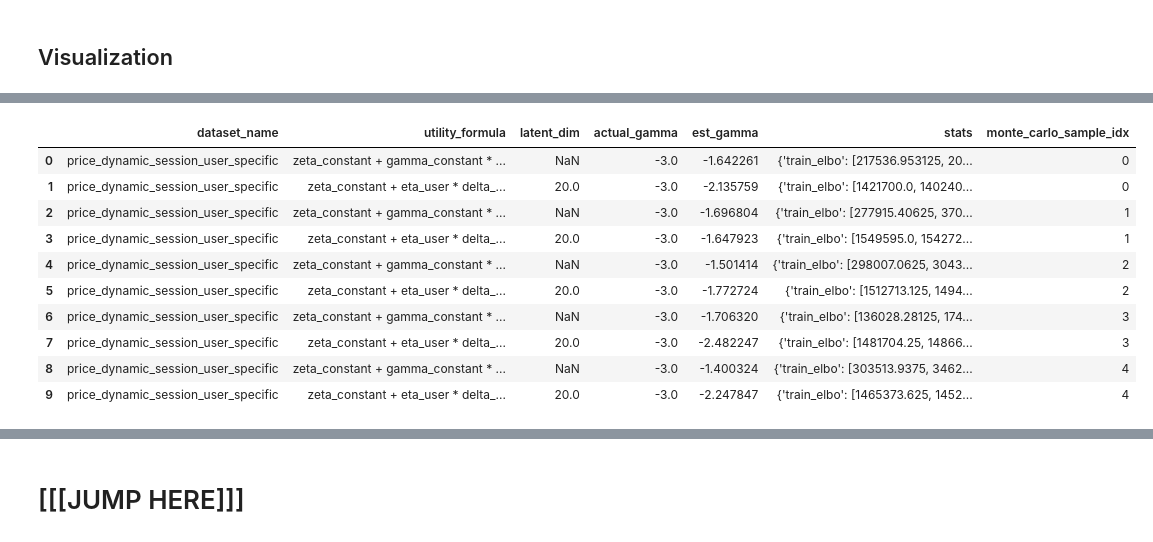
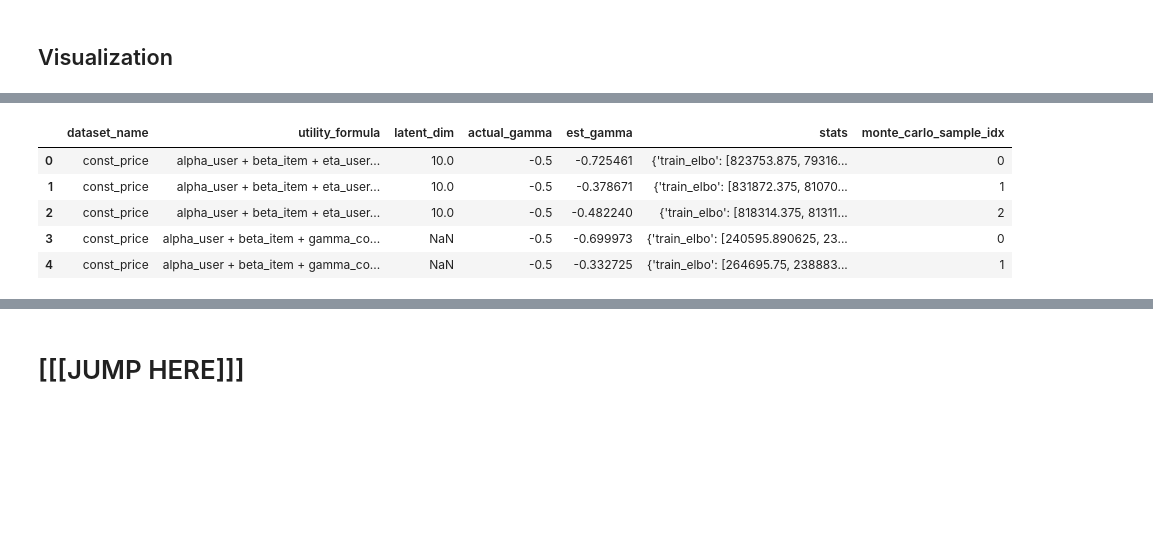
Before and after one commit to gsbDBI/bemb, a Jupyter notebook: tutorials/simulation/simulation_study_paper_demo.ipynb, the cells around one changed output, grey strips where cells are left out. Saved outputs shown, nothing was run; the diff lists cells and outputs as text; code cells hidden in the pictures; blank space fills up the shorter version.

```diff
--- a/tutorials/simulation/simulation_study_paper_demo.ipynb
+++ b/tutorials/simulation/simulation_study_paper_demo.ipynb
@@ -1249,14 +1228,14 @@ warnings.filterwarnings("ignore", category=PossibleUserWarning)
 # create simulation dataset.
 
 simulation_dataset = OrderedDict([
-    # ("const_price", generate_simulation_data(**simulation_main_kwargs, price_user_specific=False, price_dynamic_session=False)["dataset_list"]),
-    # ("price_dynamic_session", generate_simulation_data(**simulation_main_kwargs, price_user_specific=True, price_dynamic_session=True)["dataset_list"]),
-    # ("price_user_specific", generate_simulation_data(**simulation_main_kwargs, price_user_specific=True, price_dynamic_session=False)["dataset_list"]),
+    ("const_price", generate_simulation_data(**simulation_main_kwargs, price_user_specific=False, price_dynamic_session=False)["dataset_list"]),
+    ("price_dynamic_session", generate_simulation_data(**simulation_main_kwargs, price_user_specific=False, price_dynamic_session=True)["dataset_list"]),
+    ("price_user_specific", generate_simulation_data(**simulation_main_kwargs, price_user_specific=True, price_dynamic_session=False)["dataset_list"]),
     ("price_dynamic_session_user_specific", generate_simulation_data(**simulation_main_kwargs, price_user_specific=True, price_dynamic_session=True)["dataset_list"]),
 ])
 
 
-MAX_EPOCHS = 1500
+MAX_EPOCHS = 500
 records = []
 
 ground_truth_gamma = __import__('copy').deepcopy(gamma)
@@ -1264,16 +1243,16 @@ ground_truth_gamma = __import__('copy').deepcopy(gamma)
 utility_formula_list =  [
     # ('beta_item + gamma_constant * usersessionitem_price', None),
     ('zeta_constant + gamma_constant * usersessionitem_price', None),
+    ('alpha_user + beta_item + gamma_constant * usersessionitem_price', None),
     # ('alpha_user + beta_item + gamma_constant * usersessionitem_price', None),
-    # ('alpha_user + beta_item + gamma_constant * usersessionitem_price', None),
-#     ('alpha_user + beta_item + eta_user * delta_item + gamma_constant * usersessionitem_price', 10),
+    ('alpha_user + beta_item + eta_user * delta_item + gamma_constant * usersessionitem_price', 10),
     ('zeta_constant + eta_user * delta_item + gamma_constant * usersessionitem_price', 10),
-    ('zeta_constant + eta_user * delta_item + gamma_constant * usersessionitem_price', 20),
+    # ('zeta_constant + eta_user * delta_item + gamma_constant * usersessionitem_price', 20),
     # ('eta_user * delta_item + gamma_constant * usersessionitem_price', 100),
     # ('zeta_constant * useritem_M + gamma_constant * usersessionitem_price', 5),
 ]
 
-num_monte_carlo_samples = 5
+num_monte_carlo_samples = 3
 
 for mc_smaple_idx in tqdm(range(num_monte_carlo_samples)):
     # Set random seed for reproducible training
@@ -1284,10 +1263,10 @@ for mc_smaple_idx in tqdm(range(num_monte_carlo_samples)):
         for utility_formula, latent_dim in utility_formula_list:
             bemb = LitBEMBFlex(
                 model_optimizer="Adam",
-                learning_rate=0.01,  # set the learning rate, feel free to play with different levels.
+                learning_rate=0.03,  # set the learning rate, feel free to play with different levels.
                 pred_item=True,  # let the model predict item_index, don't change this one.
                 num_seeds=32,  # number of Monte Carlo samples for estimating the ELBO.
-                prior_variance={"gamma_constant": 1E6, "default": 1E10},
+                prior_variance={"default": 1E3},
                 # prior_mean={"gamma_constant": 0, "default": 0},
                 utility_formula=utility_formula,
                 num_users=num_users, # Global num_users from simulation setup
@@ -1476,14 +1468,11 @@ ValueError: operands could not be broadcast together with shapes (50,1500) (1500
+# %%
+df_mc_results = df_mc_results.sort_values(["dataset_name", "utility_formula", "latent_dim"]).reset_index(drop=True)
 # %%
-df_mc_results
+df_mc_results.head()
 # %% [output]
 |  | dataset_name | utility_formula | latent_dim | actual_gamma | est_gamma | stats | monte_carlo_sample_idx |
-| 0 | price_dynamic_session_user_specific | zeta_constant + gamma_constant * ... | NaN | -3.0 | -1.642261 | {'train_elbo': [217536.953125, 20... | 0 |
-| 1 | price_dynamic_session_user_specific | zeta_constant + eta_user * delta_... | 20.0 | -3.0 | -2.135759 | {'train_elbo': [1421700.0, 140240... | 0 |
-| 2 | price_dynamic_session_user_specific | zeta_constant + gamma_constant * ... | NaN | -3.0 | -1.696804 | {'train_elbo': [277915.40625, 370... | 1 |
-| 3 | price_dynamic_session_user_specific | zeta_constant + eta_user * delta_... | 20.0 | -3.0 | -1.647923 | {'train_elbo': [1549595.0, 154272... | 1 |
-| 4 | price_dynamic_session_user_specific | zeta_constant + gamma_constant * ... | NaN | -3.0 | -1.501414 | {'train_elbo': [298007.0625, 3043... | 2 |
-| 5 | price_dynamic_session_user_specific | zeta_constant + eta_user * delta_... | 20.0 | -3.0 | -1.772724 | {'train_elbo': [1512713.125, 1494... | 2 |
-| 6 | price_dynamic_session_user_specific | zeta_constant + gamma_constant * ... | NaN | -3.0 | -1.706320 | {'train_elbo': [136028.28125, 174... | 3 |
-| 7 | price_dynamic_session_user_specific | zeta_constant + eta_user * delta_... | 20.0 | -3.0 | -2.482247 | {'train_elbo': [1481704.25, 14866... | 3 |
-| 8 | price_dynamic_session_user_specific | zeta_constant + gamma_constant * ... | NaN | -3.0 | -1.400324 | {'train_elbo': [303513.9375, 3462... | 4 |
-| 9 | price_dynamic_session_user_specific | zeta_constant + eta_user * delta_... | 20.0 | -3.0 | -2.247847 | {'train_elbo': [1465373.625, 1452... | 4 |
+| 0 | const_price | alpha_user + beta_item + eta_user... | 10.0 | -0.5 | -0.725461 | {'train_elbo': [823753.875, 79316... | 0 |
+| 1 | const_price | alpha_user + beta_item + eta_user... | 10.0 | -0.5 | -0.378671 | {'train_elbo': [831872.375, 81070... | 1 |
+| 2 | const_price | alpha_user + beta_item + eta_user... | 10.0 | -0.5 | -0.482240 | {'train_elbo': [818314.375, 81311... | 2 |
+| 3 | const_price | alpha_user + beta_item + gamma_co... | NaN | -0.5 | -0.699973 | {'train_elbo': [240595.890625, 23... | 0 |
+| 4 | const_price | alpha_user + beta_item + gamma_co... | NaN | -0.5 | -0.332725 | {'train_elbo': [264695.75, 238883... | 1 |
```
Also changed, not shown: parts of 12 cells of this notebook.
